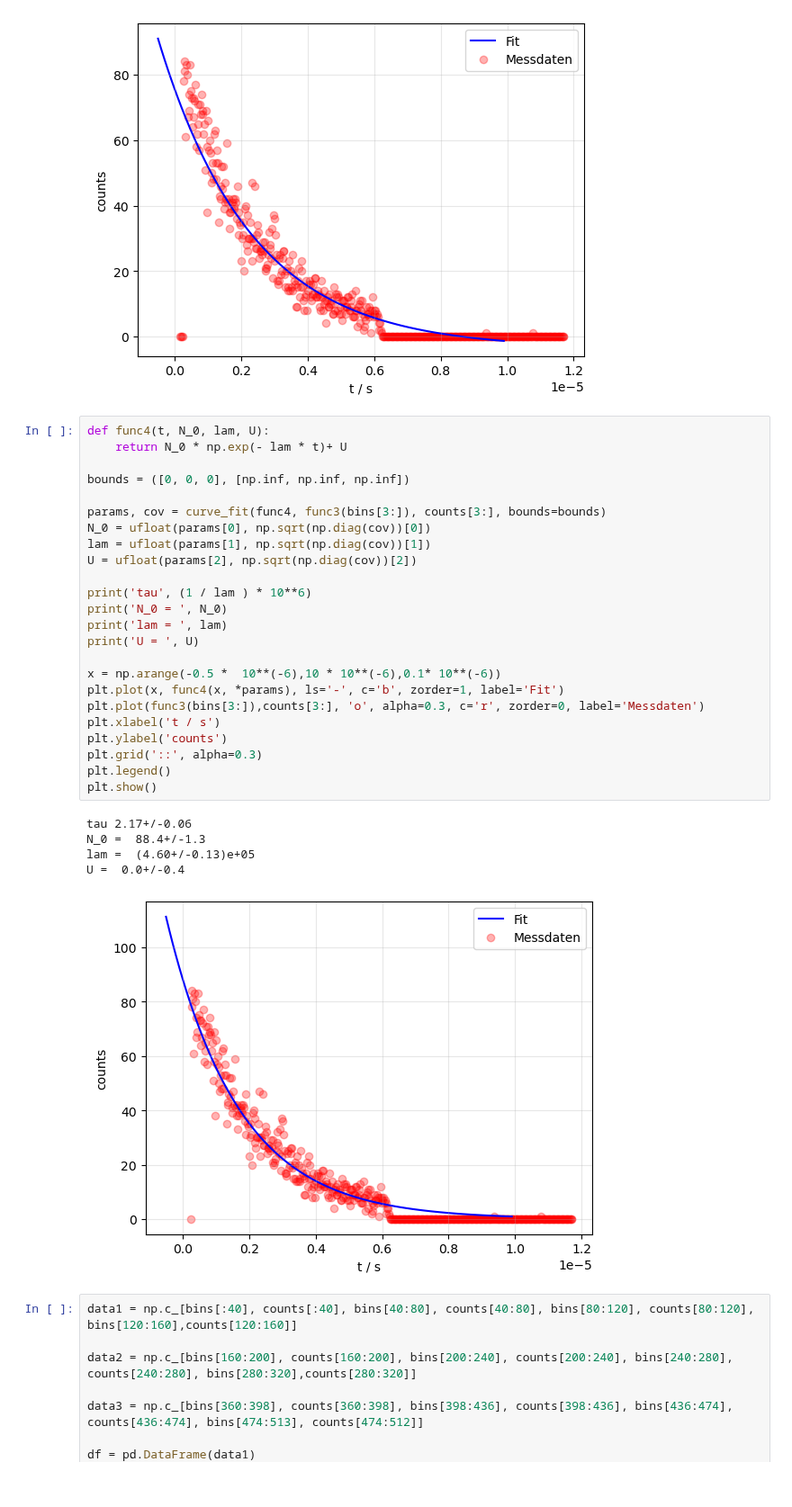
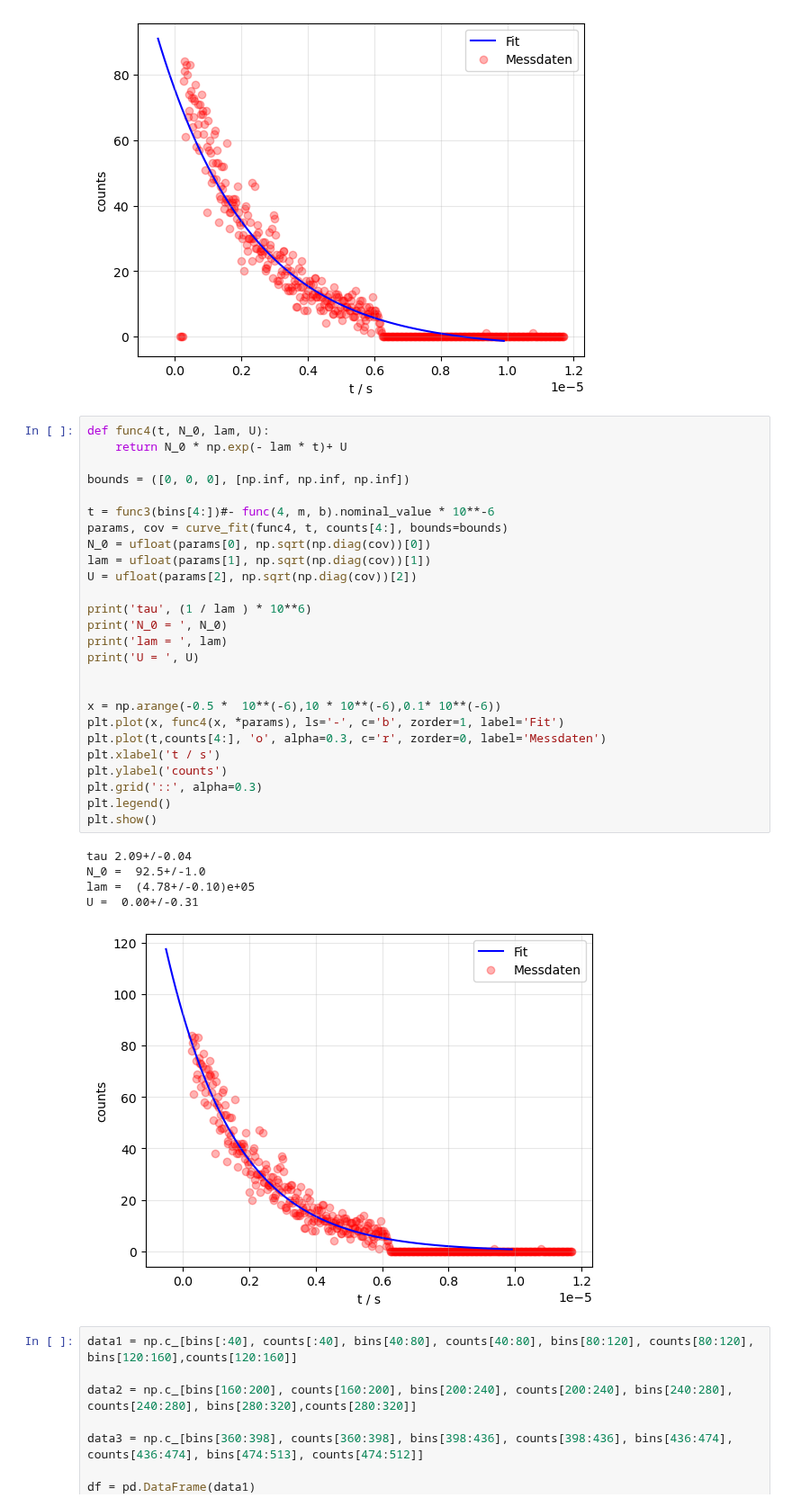
Before and after one commit to waerther/fortgeschrittenenpraktikum, a Jupyter notebook: v01/auswertung.ipynb, the cells around one changed output. Shown at 90% size. Cells and saved outputs as stored; diff of their text form.

```diff
--- a/v01/auswertung.ipynb
+++ b/v01/auswertung.ipynb
@@ -151,33 +150,35 @@ Fehler:  [1.55335125e+00 1.64916559e+04 8.28314658e-01]
 # %%
 def func4(t, N_0, lam, U):
     return N_0 * np.exp(- lam * t)+ U
 
 bounds = ([0, 0, 0], [np.inf, np.inf, np.inf])
 
-params, cov = curve_fit(func4, func3(bins[3:]), counts[3:], bounds=bounds)
+t = func3(bins[4:])#- func(4, m, b).nominal_value * 10**-6
+params, cov = curve_fit(func4, t, counts[4:], bounds=bounds)
 N_0 = ufloat(params[0], np.sqrt(np.diag(cov))[0])
 lam = ufloat(params[1], np.sqrt(np.diag(cov))[1])
 U = ufloat(params[2], np.sqrt(np.diag(cov))[2])
 
 print('tau', (1 / lam ) * 10**6)
 print('N_0 = ', N_0)
 print('lam = ', lam)
 print('U = ', U)
 
+
 x = np.arange(-0.5 *  10**(-6),10 * 10**(-6),0.1* 10**(-6))
 plt.plot(x, func4(x, *params), ls='-', c='b', zorder=1, label='Fit')
-plt.plot(func3(bins[3:]),counts[3:], 'o', alpha=0.3, c='r', zorder=0, label='Messdaten')
+plt.plot(t,counts[4:], 'o', alpha=0.3, c='r', zorder=0, label='Messdaten')
 plt.xlabel('t / s')
 plt.ylabel('counts')
 plt.grid('::', alpha=0.3)
 plt.legend()
 plt.show()
 # %% [output]
-tau 2.17+/-0.06
-N_0 =  88.4+/-1.3
-lam =  (4.60+/-0.13)e+05
-U =  0.0+/-0.4
+tau 2.09+/-0.04
+N_0 =  92.5+/-1.0
+lam =  (4.78+/-0.10)e+05
+U =  0.00+/-0.31
-[figure, old version]
+[figure, new version]
 # %%
 data1 = np.c_[bins[:40], counts[:40], bins[40:80], counts[40:80], bins[80:120], counts[80:120], bins[120:160],counts[120:160]]
 
```
Also changed, not shown: parts of 1 cell of this notebook, 2 other files.
